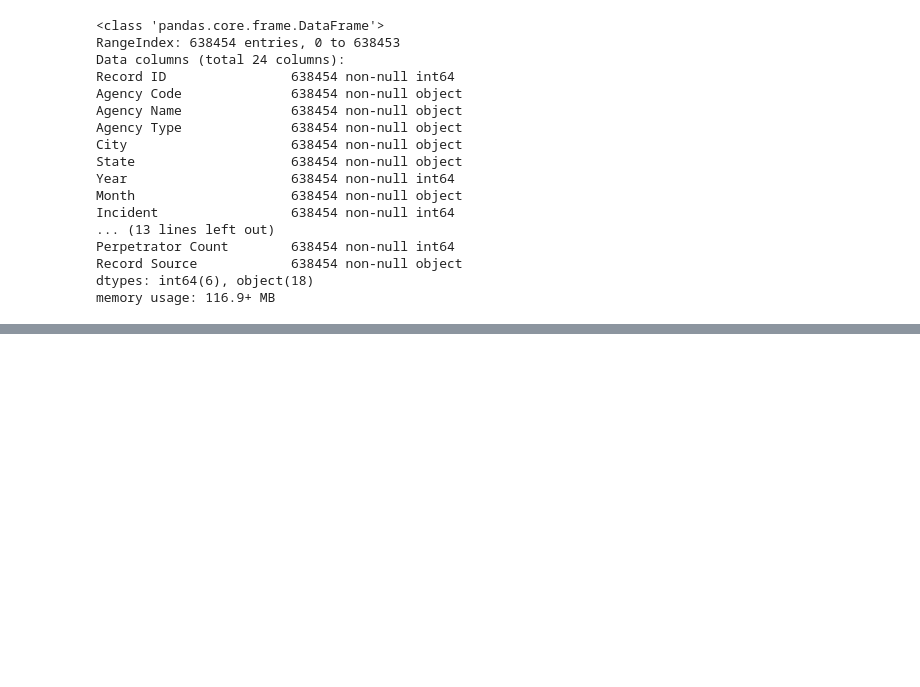
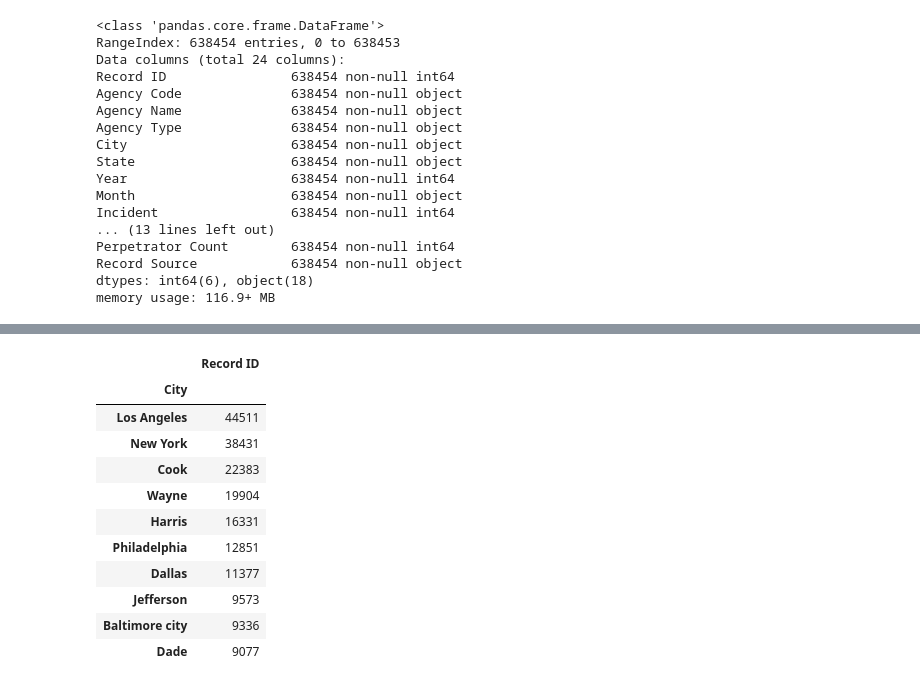
Before and after one commit to ddmng/jupyter-test, a Jupyter notebook: homicides/Study 1.ipynb, the cells around one changed output, grey strips where cells are left out. Cells and saved outputs as stored; diff of their text form; code cells hidden in the pictures; blank space fills up the shorter version.

```diff
--- a/homicides/Study 1.ipynb
+++ b/homicides/Study 1.ipynb
@@ -48,0 +59,16 @@ df.describe()
+# %%
+city_crimes = df.groupby(by='City').count()[['Record ID']]
+city_crimes.sort_values(by='Record ID', ascending=False).head(10)
+# %% [output]
+|  | Record ID |
+| City |  |
+| Los Angeles | 44511 |
+| New York | 38431 |
+| Cook | 22383 |
+| Wayne | 19904 |
+| Harris | 16331 |
+| Philadelphia | 12851 |
+| Dallas | 11377 |
+| Jefferson | 9573 |
+| Baltimore city | 9336 |
+| Dade | 9077 |
```
Also changed, not shown: parts of 2 cells of this notebook.
